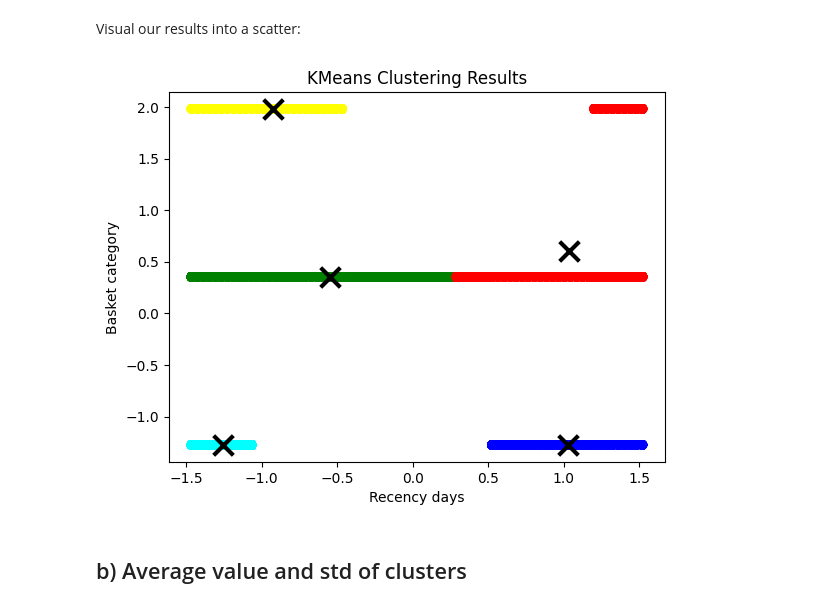
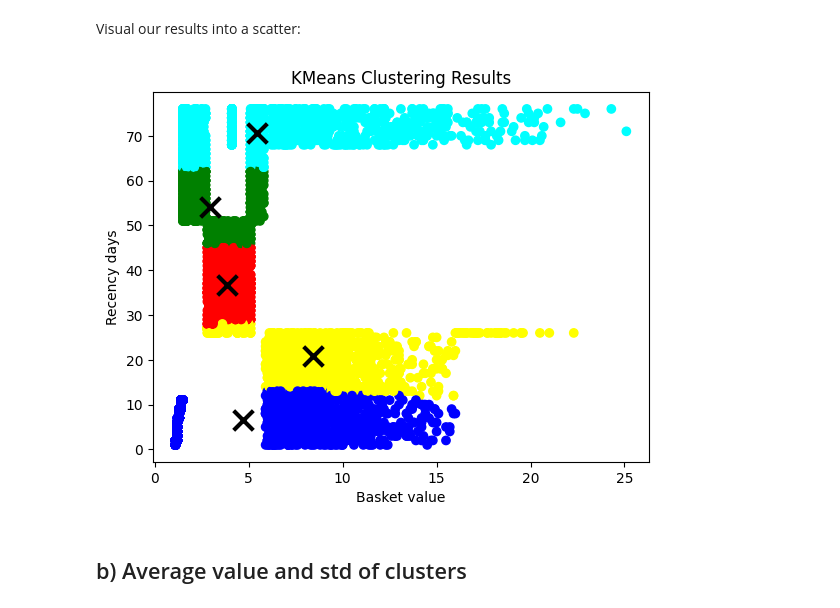
Before and after one commit to tfysekis/Data-Mining, a Jupyter notebook: Mining_Knowledge.ipynb, the cells around one changed output. Saved outputs shown, nothing was run; the diff lists cells and outputs as text; code cells hidden in the pictures.

```diff
--- a/Mining_Knowledge.ipynb
+++ b/Mining_Knowledge.ipynb
@@ -128,8 +128,5 @@ for i, row in data.iterrows():
     else:
         data.at[i, 'basket_category'] = 'high_value_basket'
 
-# Drop original basket value column
-data.drop(columns=['basket_value'], inplace=True)
-
 data.head()
 # %% [output]
@@ -540,5 +473,5 @@ We start by combining two columns from the data dataframe, namely "`recency_days
 # %%
 # Combine the categorical basket_category column with the recency_days column
-cluster_df = pd.concat([data['recency_days'], data['basket_category']], axis=1)
+cluster_df = pd.concat([data['basket_value'], data['recency_days']], axis=1)
 cluster_df.head()
 # %% [output]
@@ -553,7 +483,0 @@ Now we have to change our values for the basket_category,the KNN algorithm can n
-# %%
-# Create a dictionary to map categorical values to numerical values
-cat_map = {'low_value_basket': 1, 'medium_value_basket': 2, 'high_value_basket': 3}
-
-# Convert categorical values to numerical values using label encoding
-cluster_df['basket_category'] = cluster_df['basket_category'].map(cat_map)
-cluster_df.head()
@@ -601,7 +502,8 @@ Now we performing KMeans clustering on the normalized dataset cluster_df_scaled
 # %%
+from sklearn.cluster import KMeans
 # Perform KMeans clustering with 5 clusters
 kmeans = KMeans(n_clusters=5, random_state=0)
-kmeans.fit(cluster_df_scaled)
+kmeans.fit(cluster_df)
 # %% [output]
 KMeans(n_clusters=5, random_state=0)
 # %% [markdown]
@@ -609,20 +511,21 @@ Visual our results into a scatter:
 # %%
 # Assign a color to each cluster label
 colors = ['blue', 'green', 'red', 'cyan', 'yellow']
 cluster_colors = [colors[label] for label in kmeans.labels_]
 
 # Plot the data points with the assigned colors
-plt.scatter(cluster_df_scaled[:, 0], cluster_df_scaled[:, 1], color=cluster_colors)
+plt.scatter(cluster_df.iloc[:, 0], cluster_df.iloc[:, 1], color=cluster_colors)
+
 
 # Plot the centroids of each cluster as white crosses
 plt.scatter(kmeans.cluster_centers_[:, 0], kmeans.cluster_centers_[:, 1], marker='x', s=200, linewidths=3, color='black')
 
 plt.title('KMeans Clustering Results')
-plt.xlabel('Recency days')
-plt.ylabel('Basket category')
+plt.xlabel('Basket value')
+plt.ylabel('Recency days')
 plt.show()
 # %% [output]
-[figure, old version]
+[figure, new version]
 # %% [markdown]
 ## b) Average value and std of clusters
 # %% [markdown]
```
Also changed, not shown: parts of 57 cells of this notebook.
